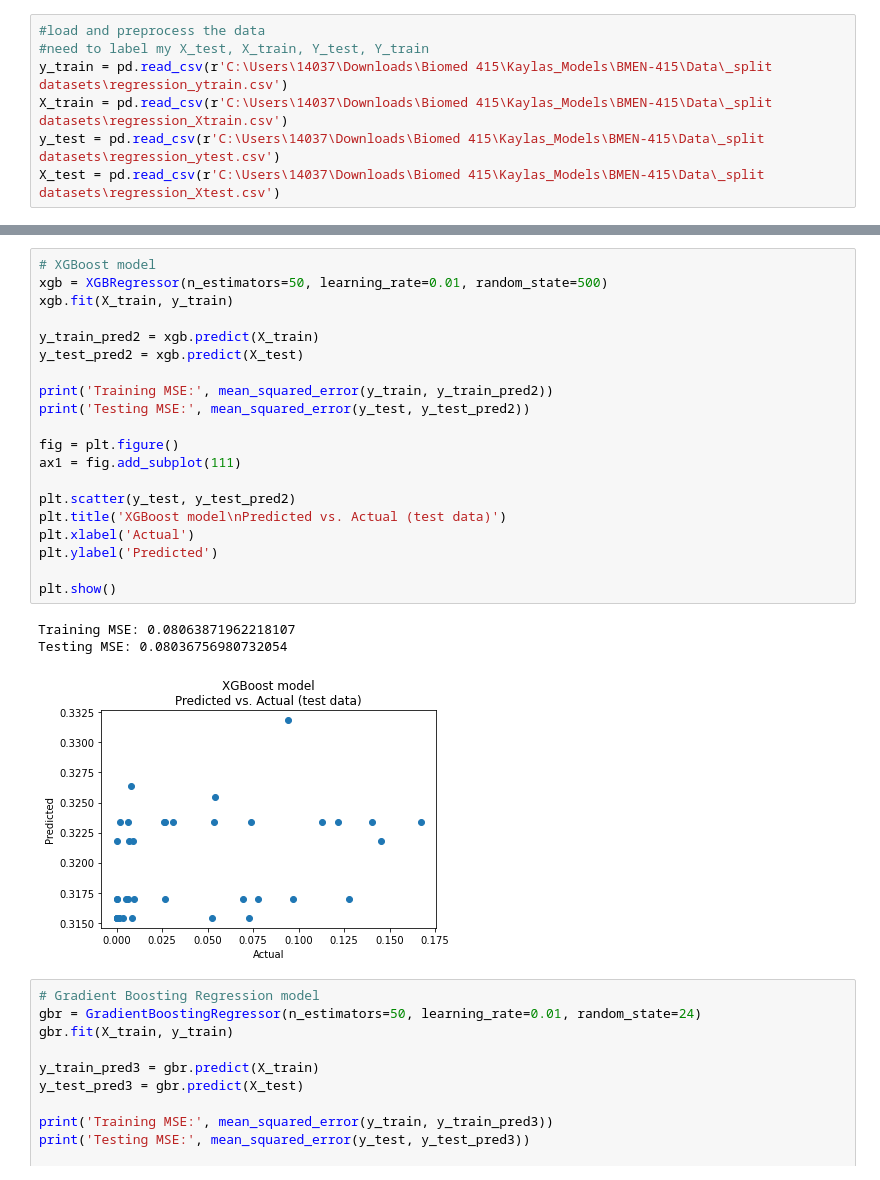
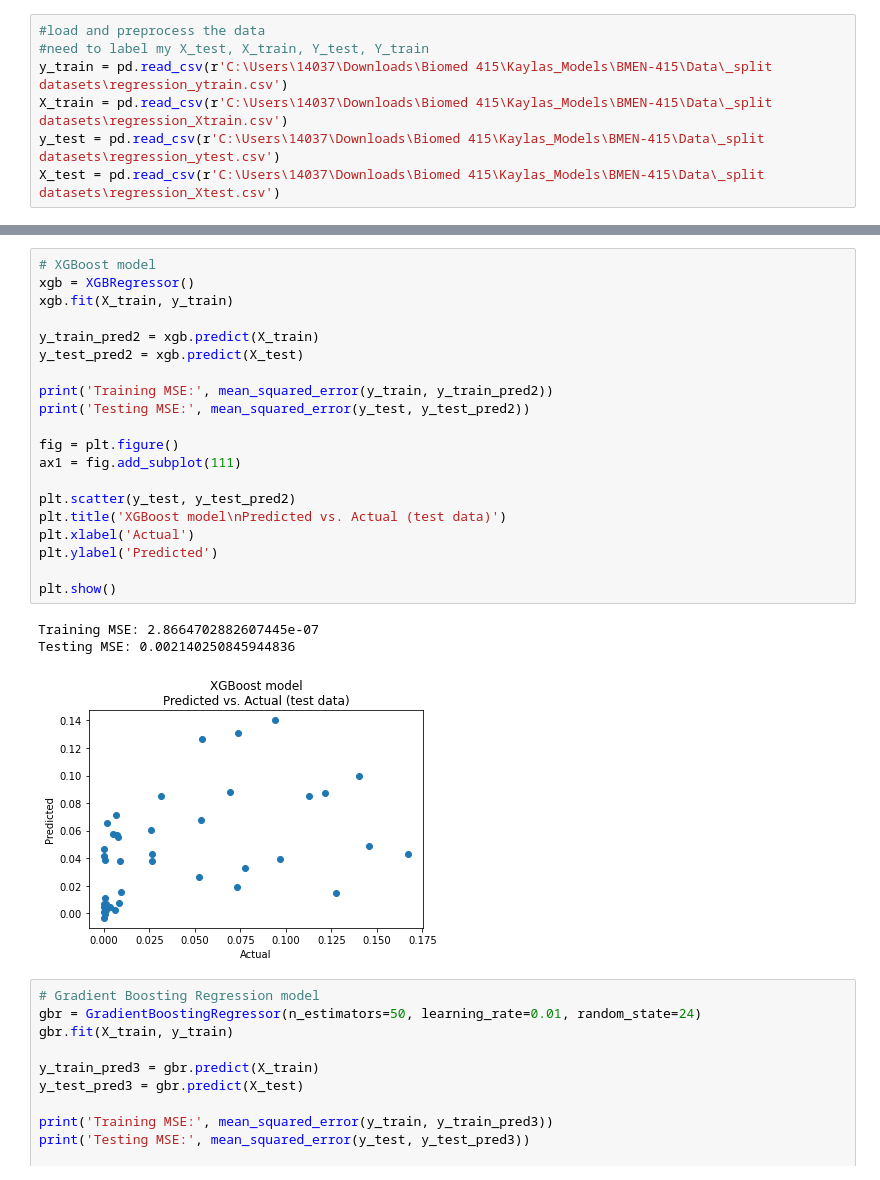
Before and after one commit to maria-jl/BMEN-415, a Jupyter notebook: Models/Regression_Models_Kayla.ipynb, the cells around one changed output, grey strips where cells are left out. Drawn from its saved outputs; the diff is of its cells as text.

Commit message:
adjusting plots

```diff
--- a/Models/Regression_Models_Kayla.ipynb
+++ b/Models/Regression_Models_Kayla.ipynb
@@ -47,28 +47,28 @@ Testing MSE: 0.001653057087886458
 [figure]
 # %%
 # XGBoost model
-xgb = XGBRegressor(n_estimators=50, learning_rate=0.01, random_state=500)
+xgb = XGBRegressor()
 xgb.fit(X_train, y_train)
 
 y_train_pred2 = xgb.predict(X_train)
 y_test_pred2 = xgb.predict(X_test)
 
 print('Training MSE:', mean_squared_error(y_train, y_train_pred2))
 print('Testing MSE:', mean_squared_error(y_test, y_test_pred2))
 
 fig = plt.figure()
 ax1 = fig.add_subplot(111)
 
 plt.scatter(y_test, y_test_pred2)
 plt.title('XGBoost model\nPredicted vs. Actual (test data)')
 plt.xlabel('Actual')
 plt.ylabel('Predicted')
 
 plt.show()
 # %% [output]
-Training MSE: 0.08063871962218107
-Testing MSE: 0.08036756980732054
+Training MSE: 2.8664702882607445e-07
+Testing MSE: 0.002140250845944836
-[figure, old version]
+[figure, new version]
 # %%
 # Gradient Boosting Regression model
 gbr = GradientBoostingRegressor(n_estimators=50, learning_rate=0.01, random_state=24)
```
Also changed, not shown: parts of 1 cell of this notebook.
